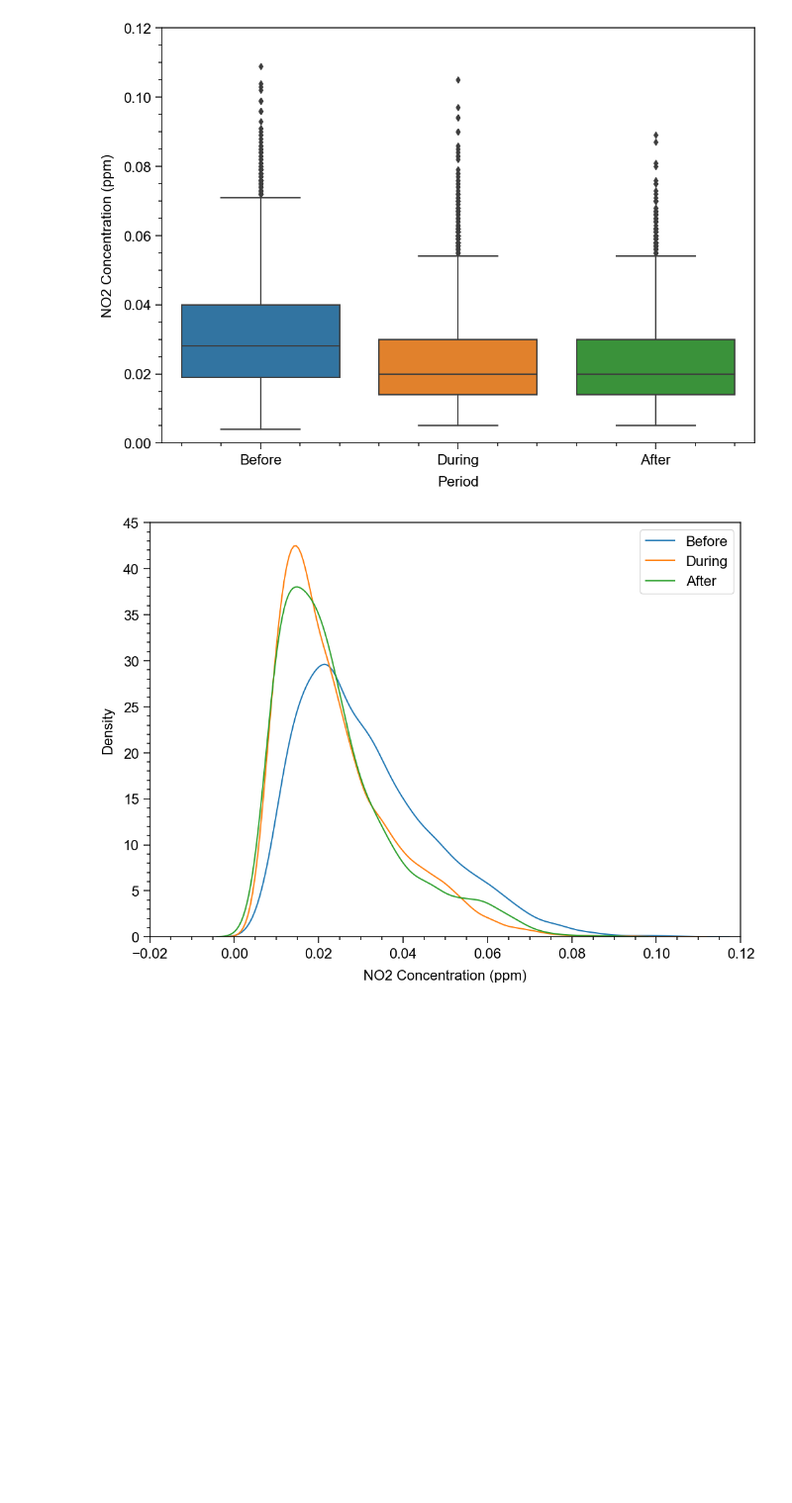
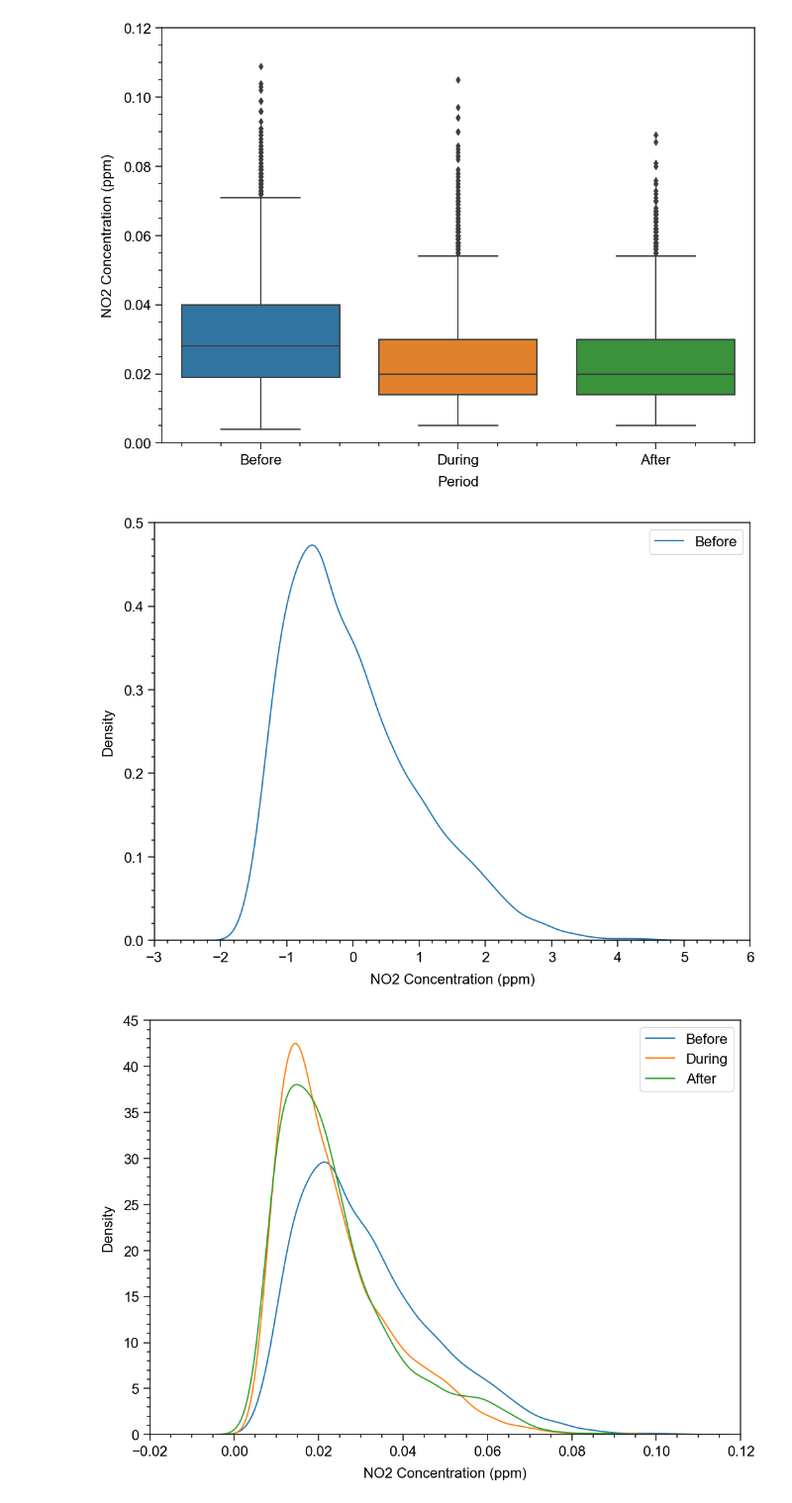
Before and after one commit to icymint8/gangnamair, a Jupyter notebook: bunseok.ipynb, the cells around one changed output. Shown at 99% size. Saved outputs shown, nothing was run; the diff lists cells and outputs as text; code cells hidden in the pictures; blank space fills up the shorter version.

```diff
--- a/bunseok.ipynb
+++ b/bunseok.ipynb
@@ -105,4 +129,18 @@ plt.savefig('no2_by_period.png')
 plt.show()
 # %% [output]
 [figure]
+# %%
+# 잠깐 넣은 정규화 함수
+def normalize(x):
+    return (x - x.mean()) / x.std()
+# %%
+# 정규화 테스트
+plt.figure(figsize=(12, 8))
+sns.kdeplot(normalize(whole_df[whole_df['period'] == 'Before']['no2']), label='Before')
+
+plt.legend()
+plt.xlabel('NO2 Concentration (ppm)')
+plt.show()
+# %% [output]
+[figure, added]
 # %%
```
Also changed, not shown: parts of 21 cells of this notebook, 1 other file.
